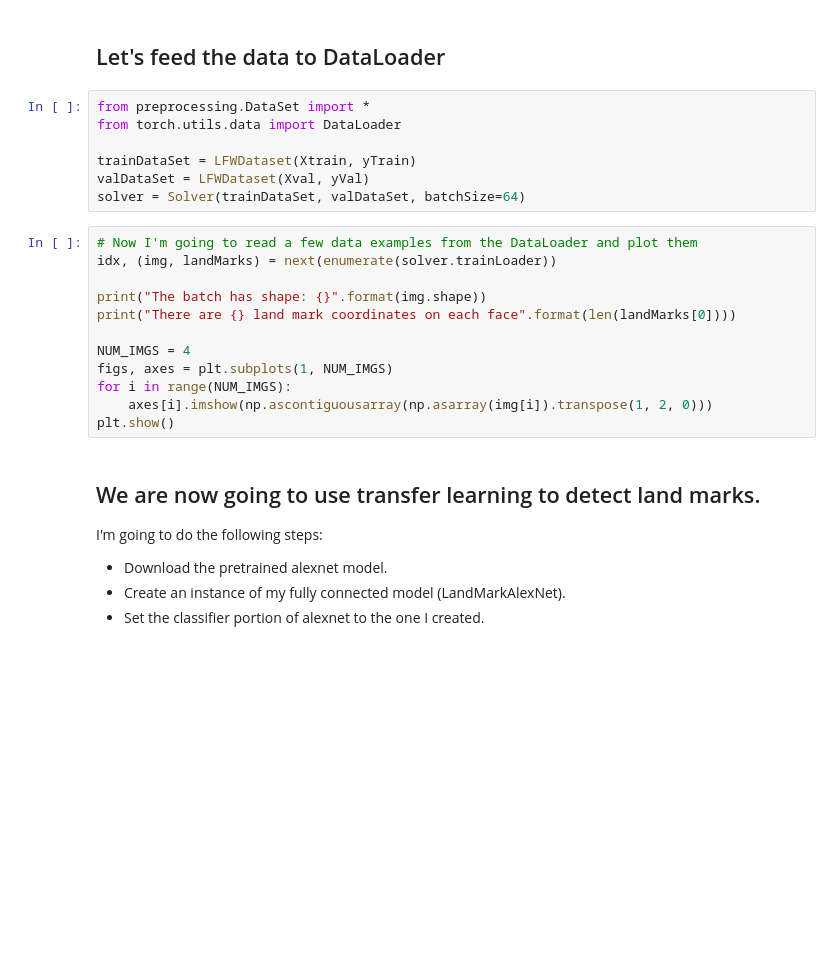
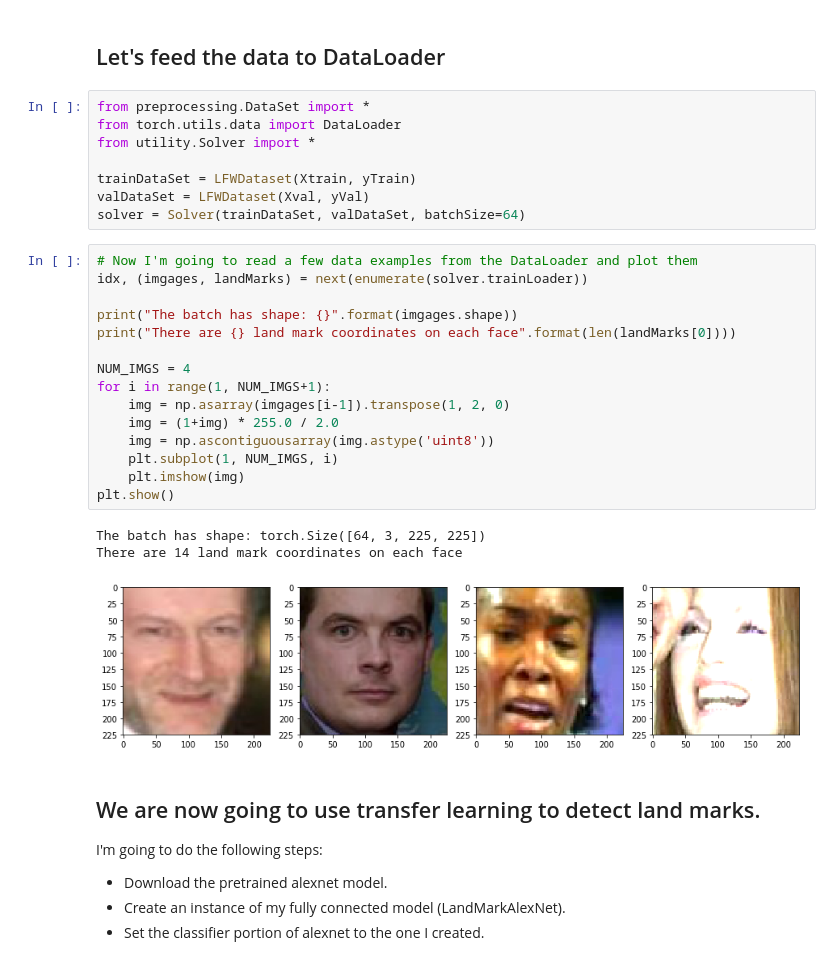
Before and after one commit to reza-asad/Facial-Landmark-Regression, a Jupyter notebook: FacialLandmarkDetection.ipynb, the cells around one changed output. Drawn from its saved outputs; the diff is of its cells as text; blank space fills up the shorter version.

```diff
--- a/FacialLandmarkDetection.ipynb
+++ b/FacialLandmarkDetection.ipynb
@@ -98,22 +100,30 @@ hdf5.close()
 # %%
 from preprocessing.DataSet import *
 from torch.utils.data import DataLoader
+from utility.Solver import *
 
 trainDataSet = LFWDataset(Xtrain, yTrain)
 valDataSet = LFWDataset(Xval, yVal)
 solver = Solver(trainDataSet, valDataSet, batchSize=64)
 # %%
 # Now I'm going to read a few data examples from the DataLoader and plot them
-idx, (img, landMarks) = next(enumerate(solver.trainLoader))
+idx, (imgages, landMarks) = next(enumerate(solver.trainLoader))
 
-print("The batch has shape: {}".format(img.shape))
+print("The batch has shape: {}".format(imgages.shape))
 print("There are {} land mark coordinates on each face".format(len(landMarks[0])))
 
 NUM_IMGS = 4
-figs, axes = plt.subplots(1, NUM_IMGS)
-for i in range(NUM_IMGS):
-    axes[i].imshow(np.ascontiguousarray(np.asarray(img[i]).transpose(1, 2, 0)))
+for i in range(1, NUM_IMGS+1):
+    img = np.asarray(imgages[i-1]).transpose(1, 2, 0)
+    img = (1+img) * 255.0 / 2.0
+    img = np.ascontiguousarray(img.astype('uint8'))
+    plt.subplot(1, NUM_IMGS, i)
+    plt.imshow(img)
 plt.show()
+# %% [output]
+The batch has shape: torch.Size([64, 3, 225, 225])
+There are 14 land mark coordinates on each face
+[figure, added]
 # %% [markdown]
 ## We are now going to use transfer learning to detect land marks.
 I'm going to do the following steps:
```
Also changed, not shown: parts of 5 cells of this notebook, 1 other file.
